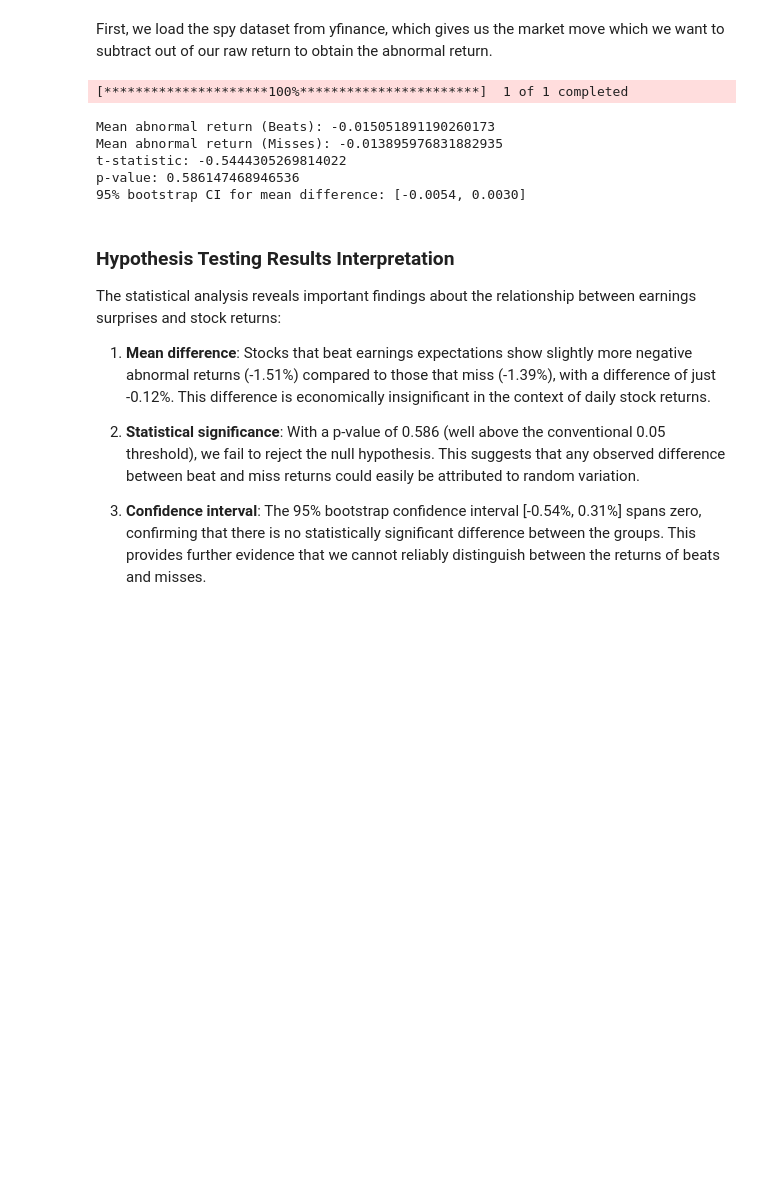
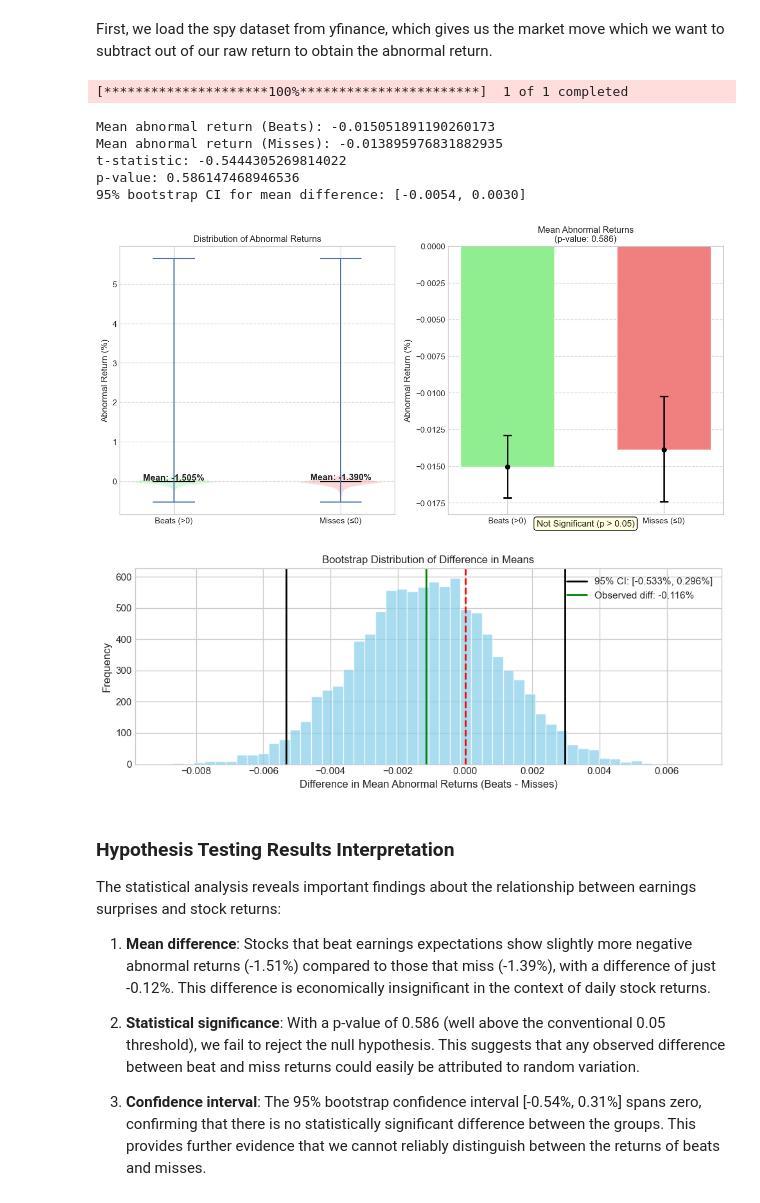
Before and after one commit to edfan1/CIS5450FinalProject, a Jupyter notebook: Notebook.ipynb, the cells around one changed output. Cells and saved outputs as stored; diff of their text form; code cells hidden in the pictures; blank space fills up the shorter version.

```diff
--- a/Notebook.ipynb
+++ b/Notebook.ipynb
@@ -1041,6 +1186,73 @@ Mean abnormal return (Misses): -0.013895976831882935
 t-statistic: -0.5444305269814022
 p-value: 0.586147468946536
 95% bootstrap CI for mean difference: [-0.0054, 0.0030]
+# %%
+# Create visualization of the hypothesis test results
+plt.figure(figsize=(12, 6))
+
+# 1. Left subplot: Violin plot comparing distributions
+plt.subplot(1, 2, 1)
+data = [beats, misses]
+labels = ['Beats (>0)', 'Misses (≤0)']
+violin_parts = plt.violinplot(data, showmeans=True, showmedians=False)
+violin_parts['bodies'][0].set_facecolor('lightgreen')
+violin_parts['bodies'][1].set_facecolor('lightcoral')
+violin_parts['cmeans'].set_color('black')
+
+plt.xticks([1, 2], labels)
+plt.title('Distribution of Abnormal Returns')
+plt.ylabel('Abnormal Return (%)')
+plt.grid(axis='y', linestyle='--', alpha=0.7)
+
+# Add mean values as text
+plt.text(1, beats.mean() + 0.002, f"Mean: {beats.mean():.3%}",
+         ha='center', va='bottom', fontweight='bold')
+plt.text(2, misses.mean() + 0.002, f"Mean: {misses.mean():.3%}",
+         ha='center', va='bottom', fontweight='bold')
+
+# 2. Right subplot: Mean comparison with confidence intervals
+plt.subplot(1, 2, 2)
+means = [beats.mean(), misses.mean()]
+ci_beats = stats.bootstrap((beats,), np.mean, confidence_level=0.95, method='percentile').confidence_interval
+ci_misses = stats.bootstrap((misses,), np.mean, confidence_level=0.95, method='percentile').confidence_interval
+errors = [[means[0]-ci_beats[0], ci_beats[1]-means[0]],
+          [means[1]-ci_misses[0], ci_misses[1]-means[1]]]
+
+plt.bar([0, 1], means, width=0.6, color=['lightgreen', 'lightcoral'])
+plt.errorbar([0, 1], means, yerr=np.array(errors).T, fmt='o', color='black',
+             capsize=6, capthick=2, elinewidth=2)
+plt.xticks([0, 1], labels)
+plt.title(f'Mean Abnormal Returns\n(p-value: {p_value:.3f})')
+plt.ylabel('Abnormal Return (%)')
+plt.grid(axis='y', linestyle='--', alpha=0.7)
+
+# Add p-value and conclusion
+sig_text = "Not Significant (p > 0.05)" if p_value > 0.05 else "Significant (p < 0.05)"
+plt.annotate(sig_text, xy=(0.5, -0.02), xycoords='axes fraction',
+             ha='center', va='top', fontsize=12,
+             bbox=dict(boxstyle="round,pad=0.3", fc='lightyellow', ec="black", lw=1))
+
+plt.tight_layout()
+plt.show()
+
+# Bonus: Bootstrap distribution visualization
+plt.figure(figsize=(10, 4))
+plt.hist(diffs, bins=50, alpha=0.7, color='skyblue')
+plt.axvline(x=0, color='red', linestyle='--', linewidth=2)
+plt.axvline(x=ci_lower, color='black', linestyle='-', linewidth=2,
+            label=f'95% CI: [{ci_lower:.3%}, {ci_upper:.3%}]')
+plt.axvline(x=ci_upper, color='black', linestyle='-', linewidth=2)
+plt.axvline(x=beats.mean() - misses.mean(), color='green', linestyle='-', linewidth=2,
+            label=f'Observed diff: {beats.mean() - misses.mean():.3%}')
+plt.xlabel('Difference in Mean Abnormal Returns (Beats - Misses)')
+plt.ylabel('Frequency')
+plt.title('Bootstrap Distribution of Difference in Means')
+plt.legend()
+plt.tight_layout()
+plt.show()
+# %% [output]
+[figure, added]
+[figure, added]
 # %% [markdown]
 ### Hypothesis Testing Results Interpretation
 
```
Also changed, not shown: parts of 17 cells of this notebook.
